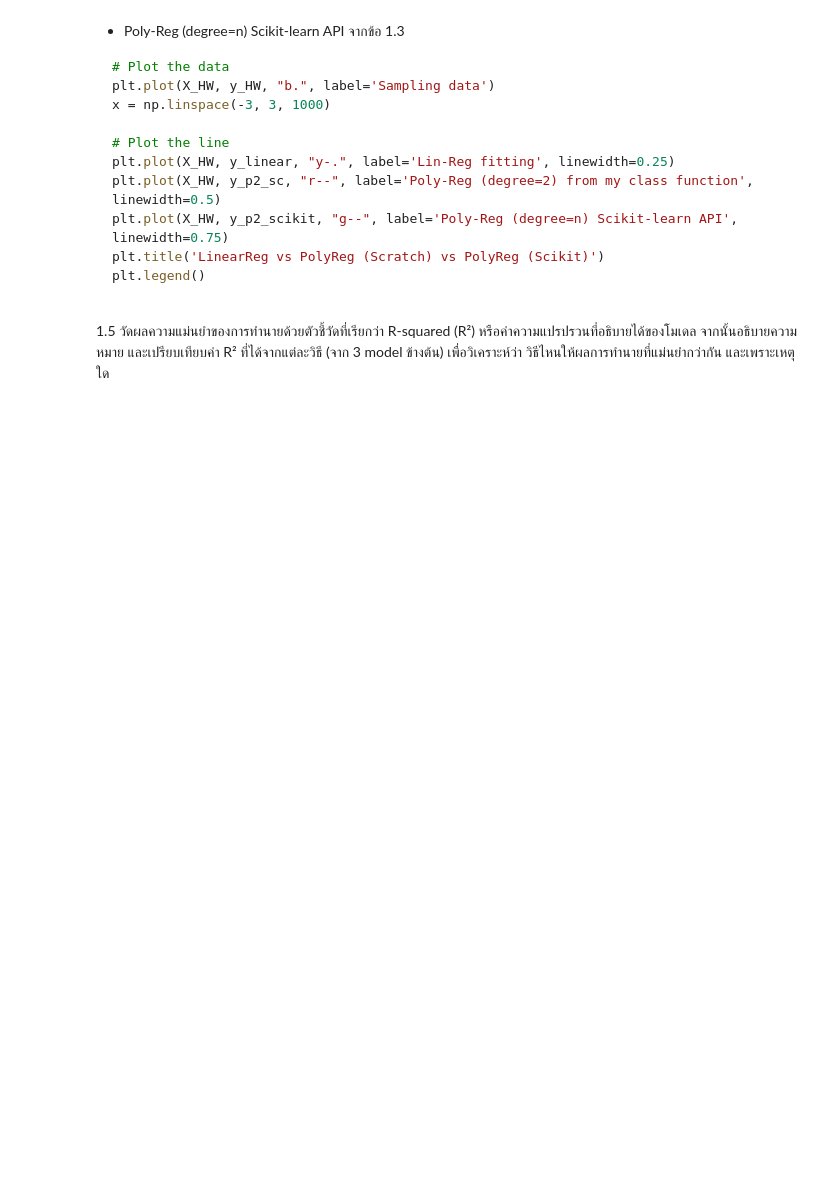
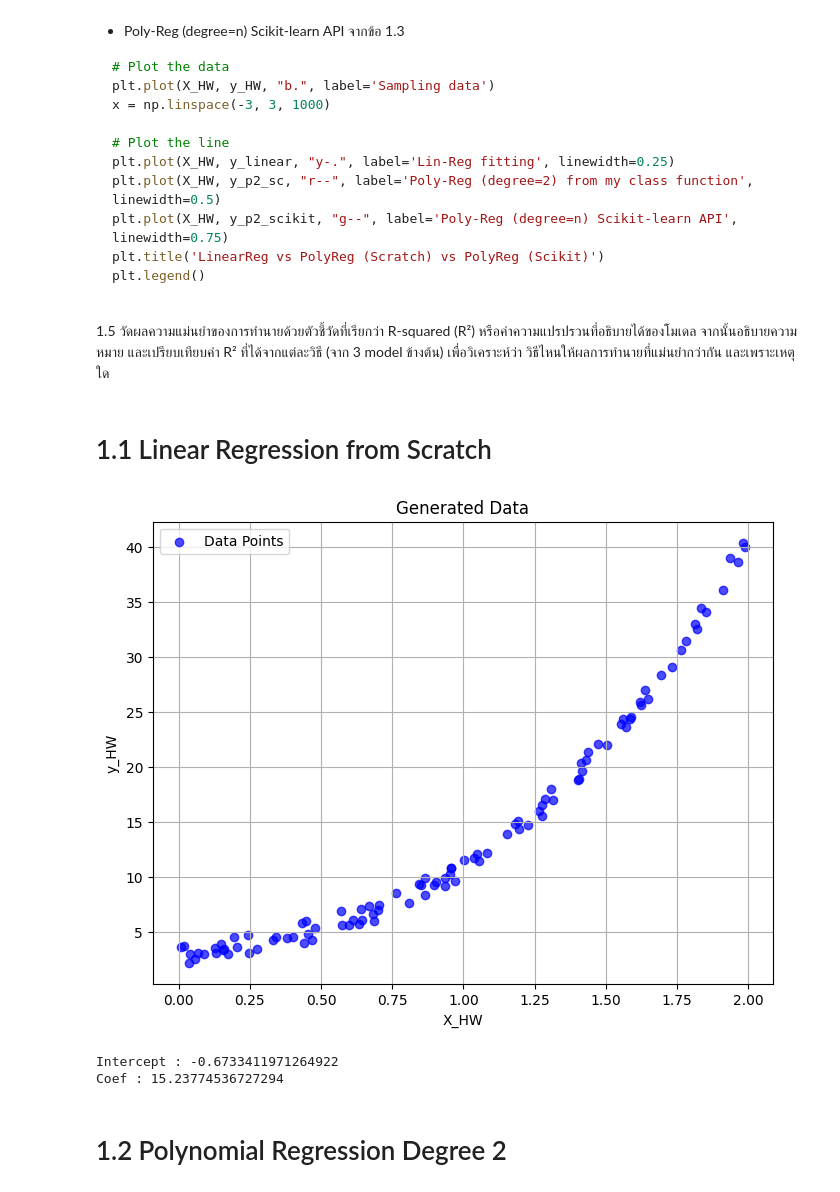
Before and after one commit to Kittonn/intro-to-ml-and-dl, a Jupyter notebook: week-2/W2_1a_Linear_PolynomialRegression_Hours2GPA.ipynb, the cells around one changed output. Drawn from its saved outputs; the diff is of its cells as text; code cells hidden in the pictures; blank space fills up the shorter version.

```diff
--- a/week-2/W2_1a_Linear_PolynomialRegression_Hours2GPA.ipynb
+++ b/week-2/W2_1a_Linear_PolynomialRegression_Hours2GPA.ipynb
@@ -394,3 +404,27 @@ y_HW = (3 * X_HW**3) + (2 * X_HW**2) + (3 *X_HW) + 4 + (2*m*(np.random.rand(100,
 
   1.5 วัดผลความแม่นยำของการทำนายด้วยตัวชี้วัดที่เรียกว่า R-squared (R²) หรือค่าความแปรปรวนที่อธิบายได้ของโมเดล
 จากนั้นอธิบายความหมาย และเปรียบเทียบค่า R² ที่ได้จากแต่ละวิธี (จาก 3 model ข้างต้น) เพื่อวิเคราะห์ว่า วิธีไหนให้ผลการทำนายที่แม่นยำกว่ากัน และเพราะเหตุใด
+# %% [markdown]
+# 1.1 Linear Regression from Scratch
+# %%
+m = 1
+X_HW = 2 * np.random.rand(100, 1)
+X_HW = np.sort(X_HW, axis=0)
+y_HW = (
+    (3 * X_HW**3)
+    + (2 * X_HW**2)
+    + (3 * X_HW)
+    + 4
+    + (2 * m * (np.random.rand(100, 1) - 1))
+)
+# %%
+plt.figure(figsize=(8, 6))
+plt.title('Generated Data')
+plt.scatter(X_HW, y_HW, color='blue', alpha=0.7, label='Data Points')
+plt.xlabel('X_HW')
+plt.ylabel('y_HW')
+plt.legend()
+plt.grid(True)
+plt.show()
+# %% [output]
+[figure, added]
@@ -396,0 +461,11 @@ y_HW = (3 * X_HW**3) + (2 * X_HW**2) + (3 *X_HW) + 4 + (2*m*(np.random.rand(100,
+# %%
+X_reshape, Y_reshape = X_HW.reshape(-1, 1), y_HW.reshape(-1, 1)
+lin_reg_scratch = LinearRegressionScratch()
+lin_reg_scratch.fit(X_reshape, Y_reshape)
+
+print(f"Intercept : {lin_reg_scratch.intercept_}\nCoef : {lin_reg_scratch.coef_[0][0]}")
+# %% [output]
+Intercept : -0.6733411971264922
+Coef : 15.23774536727294
+# %% [markdown]
+# 1.2 Polynomial Regression Degree 2
```
Also changed, not shown: parts of 10 cells of this notebook, 2 other files.
